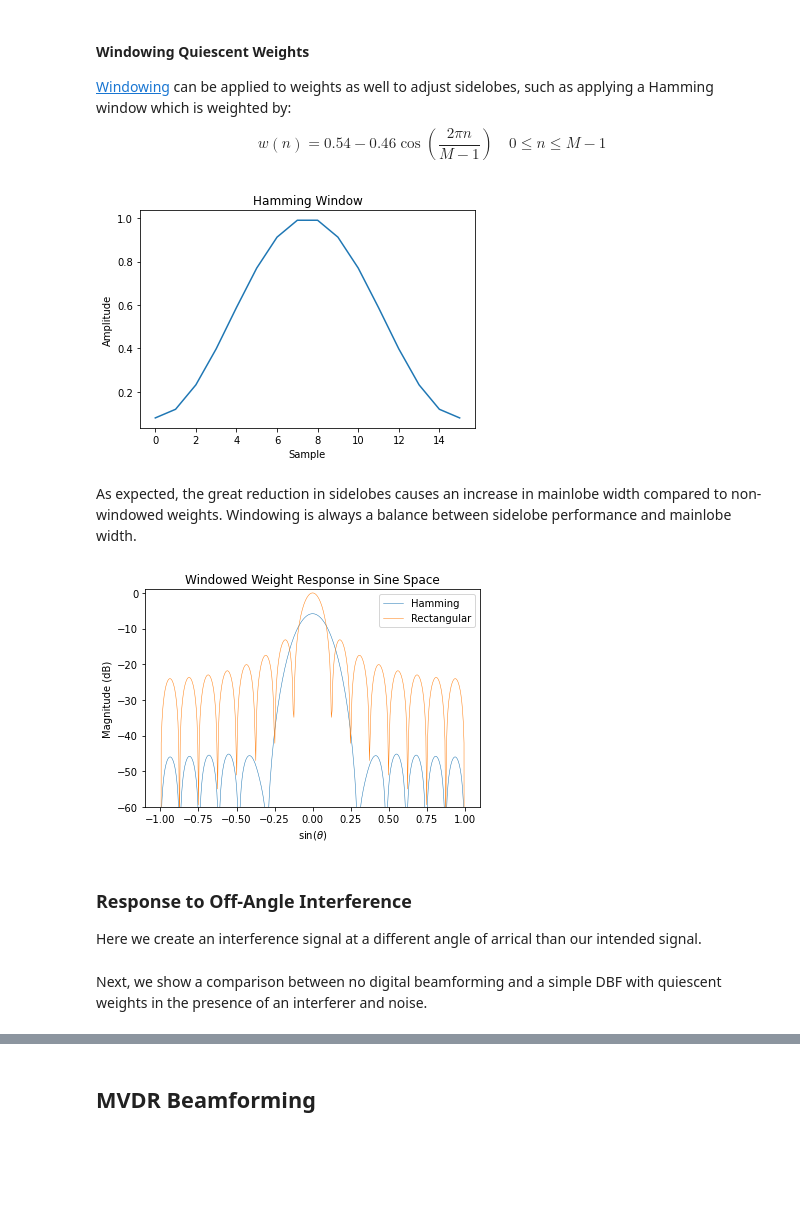
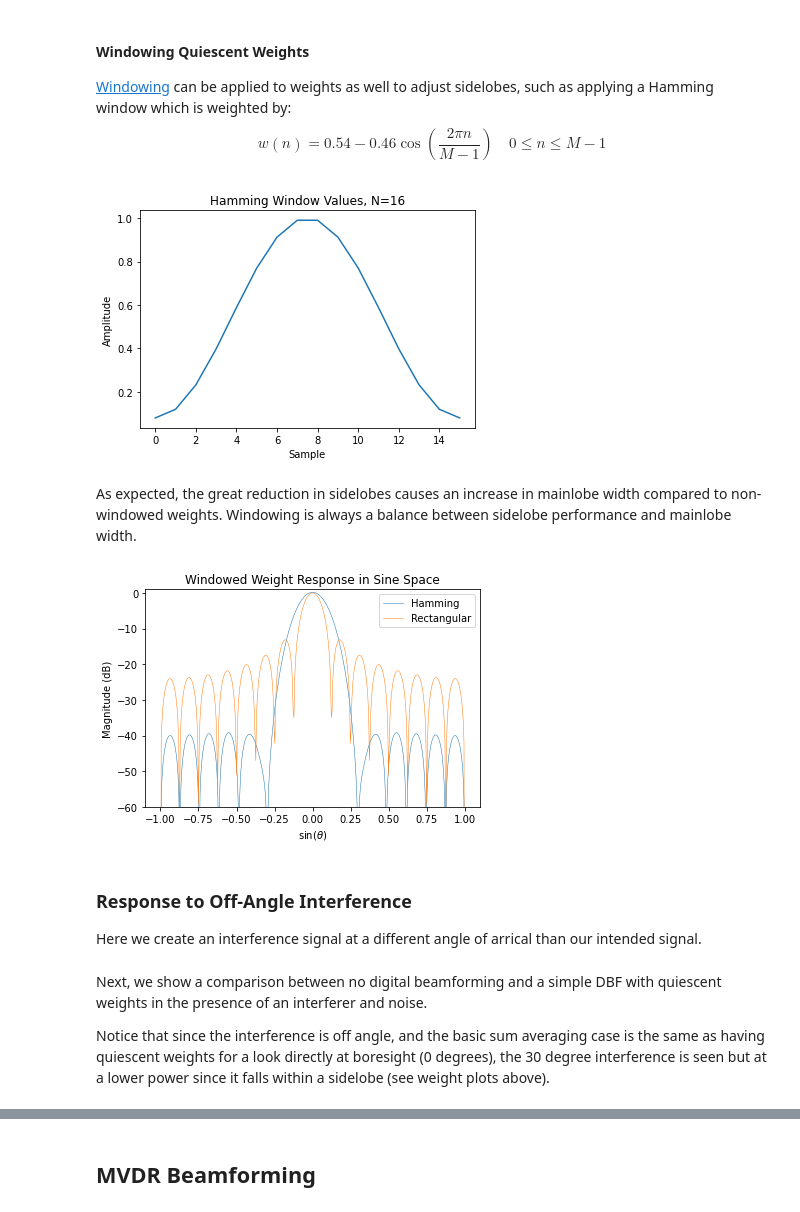
Before and after one commit to JohnnyGOX17/jhu-masters-thesis, a Jupyter notebook: src/notebooks/ML_ABF_beamformer_ULA.ipynb, the cells around one changed output, grey strips where cells are left out. Drawn from its saved outputs; the diff is of its cells as text; code cells hidden in the pictures; blank space fills up the shorter version.

```diff
--- a/src/notebooks/ML_ABF_beamformer_ULA.ipynb
+++ b/src/notebooks/ML_ABF_beamformer_ULA.ipynb
@@ -41,7 +48,7 @@ antPos = np.linspace(0,N-1,N)*wavelength*spacing
 Create spatial response vector at each ULA element that follows
 $$ e^{\frac{j2\pi}{\lambda} \sin{\theta} } $$
 # %%
-cmplx_pos = (1j*2*scipy.constants.pi/wavelength)*antPos
+cmplx_pos = (1j*2*np.pi/wavelength)*antPos
 d = np.exp(cmplx_pos*np.sin(np.deg2rad(theta)))
 # %% [markdown]
 Compute hypothesis of steering vectors in sine space for quiescent beamforming weights. Plot the weight response over sine space by testing weight magnitude at each look direction in vector `u`, from $-90^{\circ}$ to $90^{\circ}$
@@ -73,27 +82,29 @@ $$ w(n) = 0.54 - 0.46\cos(\frac{2\pi n}{M - 1}) \quad 0 \leq n \leq M - 1 $$
 # %%
 window = np.hamming(N)
 plt.plot(window)
-plt.title("Hamming Window")
+plt.title("Hamming Window Values, N=%i" % N)
 plt.ylabel("Amplitude")
 plt.xlabel("Sample")
 plt.show()
 # %% [output]
-[figure, old version]
+[figure, new version]
 # %% [markdown]
 As expected, the great reduction in sidelobes causes an increase in mainlobe width compared to non-windowed weights. Windowing is always a balance between sidelobe performance and mainlobe width.
 # %%
 w_ham = window * d
+# normalize Hamming windowed weights to 0dB by giving 6dB gain (mainlobe is attenuated by 6dB)
+w_ham *= 10.0**(6.0/20.0)
 y_ham = np.inner(wq.conj().T, w_ham)
 fig, ax = plt.subplots()
 ax.plot(u, 20*np.log10(np.abs(y_ham)), u, 20*np.log10(np.abs(yq)), linewidth=0.5)
 ax.set(xlabel=r'$\sin(\theta)$',
        ylabel='Magnitude (dB)',
        title='Windowed Weight Response in Sine Space')
 ax.set_ylim([-60, 1]) # set sensible magnitude limits since edges near 0 gain
 ax.legend(['Hamming', 'Rectangular'])
 plt.show()
 # %% [output]
-[figure, old version]
+[figure, new version]
 # %% [markdown]
 ### Response to Off-Angle Interference
 
@@ -131,3 +140,5 @@ rx_all = rx_shft + infNoise_shft + infRx_shft
 # %% [markdown]
 Next, we show a comparison between no digital beamforming and a simple DBF with quiescent weights in the presence of an interferer and noise.
+
+Notice that since the interference is off angle, and the basic sum averaging case is the same as having quiescent weights for a look directly at boresight (0 degrees), the 30 degree interference is seen but at a lower power since it falls within a sidelobe (see weight plots above).
 # %%
```
Also changed, not shown: parts of 6 cells of this notebook, 1 other file.
